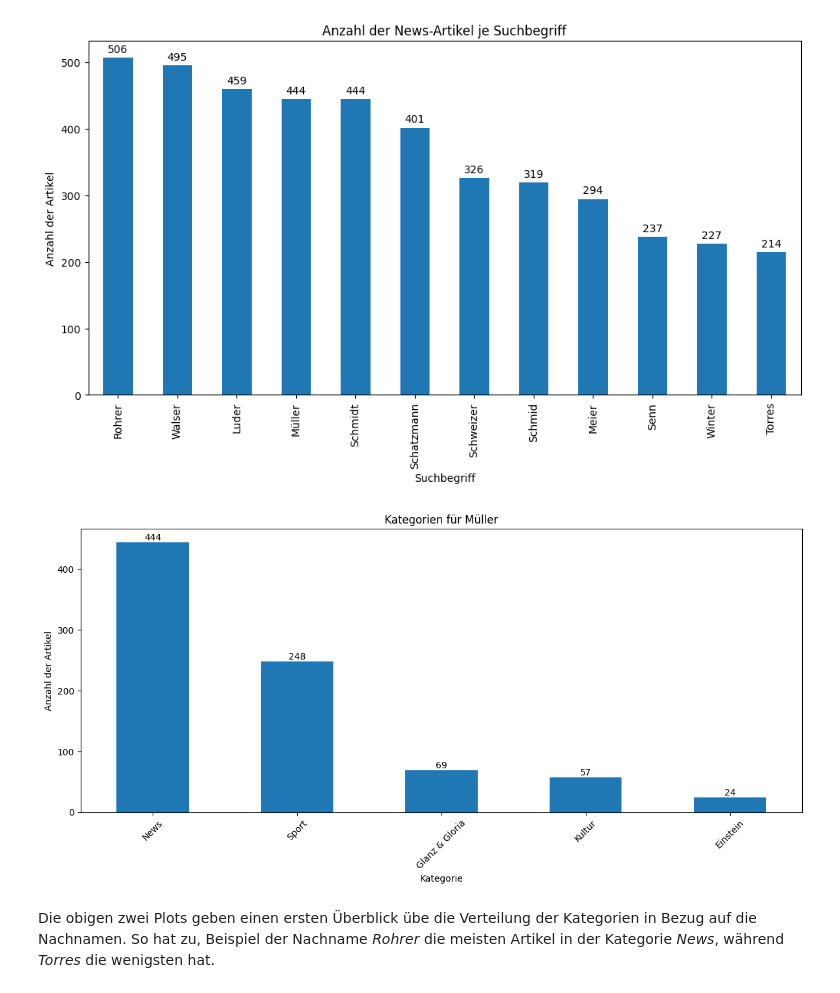
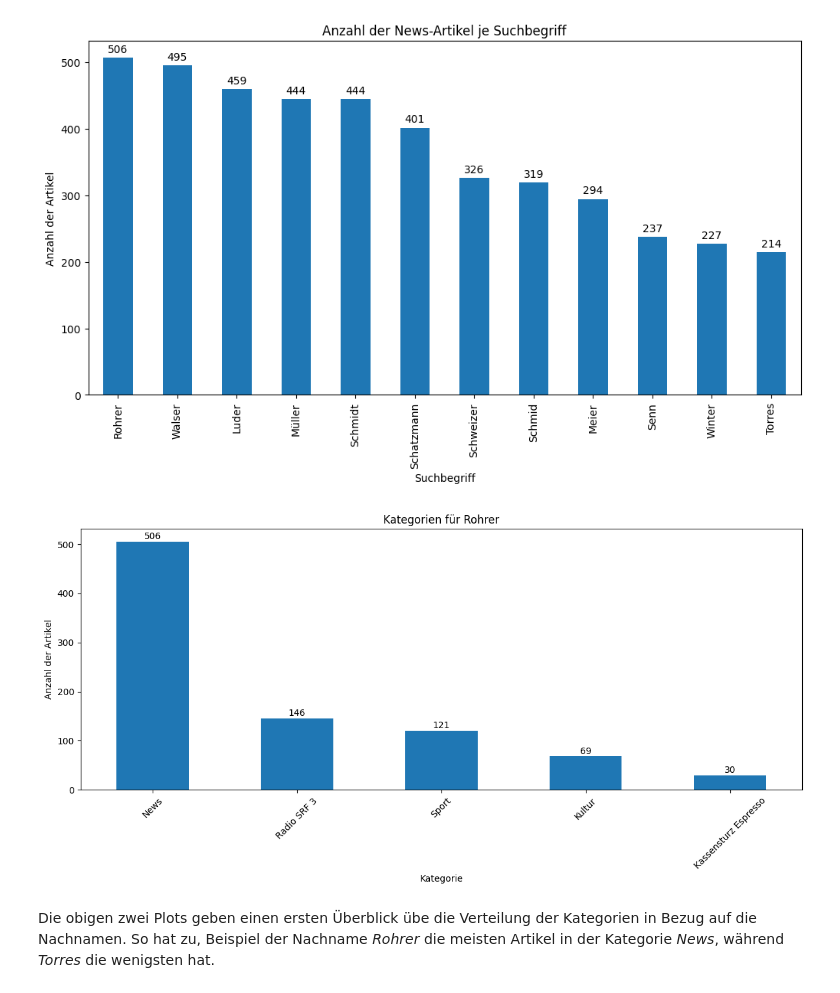
Before and after one commit to Sandra-Senn/wdb_webscraping, a Jupyter notebook: notebook/eda.ipynb, the cells around one changed output. Saved outputs shown, nothing was run; the diff lists cells and outputs as text; code cells hidden in the pictures.

```diff
--- a/notebook/eda.ipynb
+++ b/notebook/eda.ipynb
@@ -89,9 +110,9 @@ plot_articles_per_cat(data, "News")
 [figure]
 # %%
 # Für beliebigen Nachnamen die top 5 Kategorien
-plot_cat_per_term(data, "Müller")
+plot_cat_per_term(data, "Rohrer")
 # %% [output]
-[figure, old version]
+[figure, new version]
 # %% [markdown]
 Die obigen zwei Plots geben einen ersten Überblick übe die Verteilung der Kategorien in Bezug auf die Nachnamen. So hat zu, Beispiel der Nachname *Rohrer* die meisten Artikel in der Kategorie *News*, während *Torres* die wenigsten hat.
 # %%
```
Also changed, not shown: parts of 35 cells of this notebook, 2 other files.
